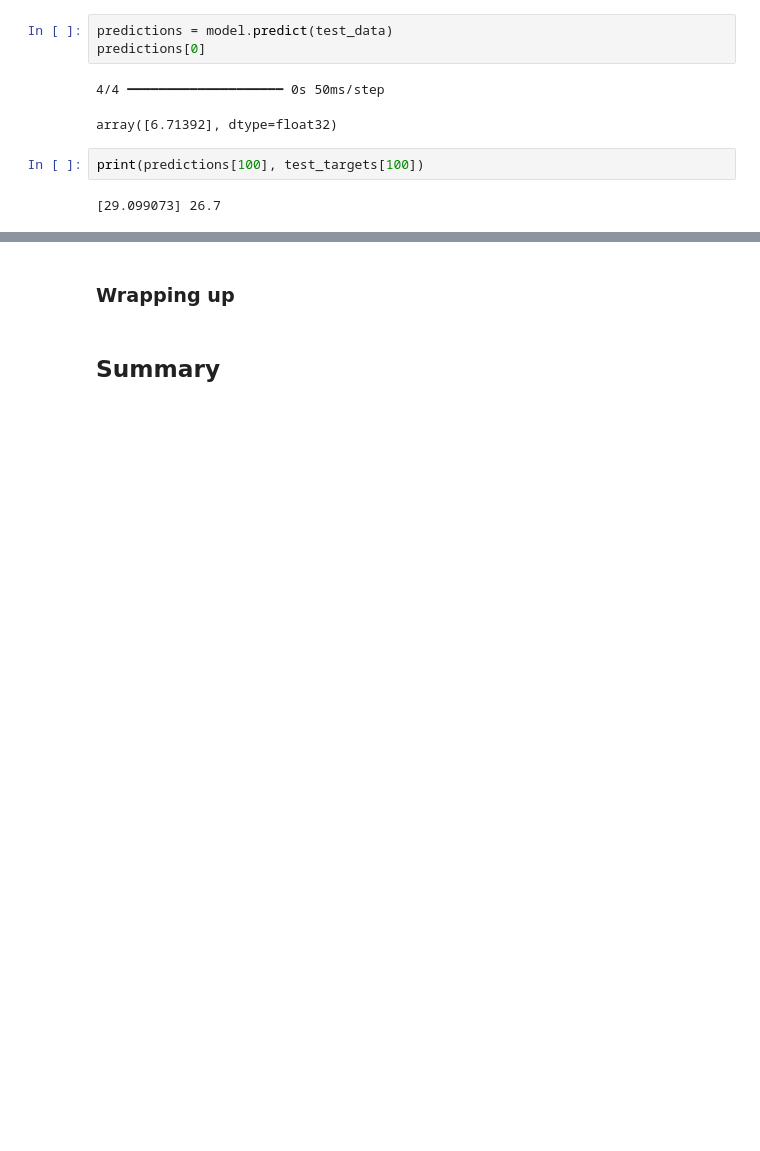
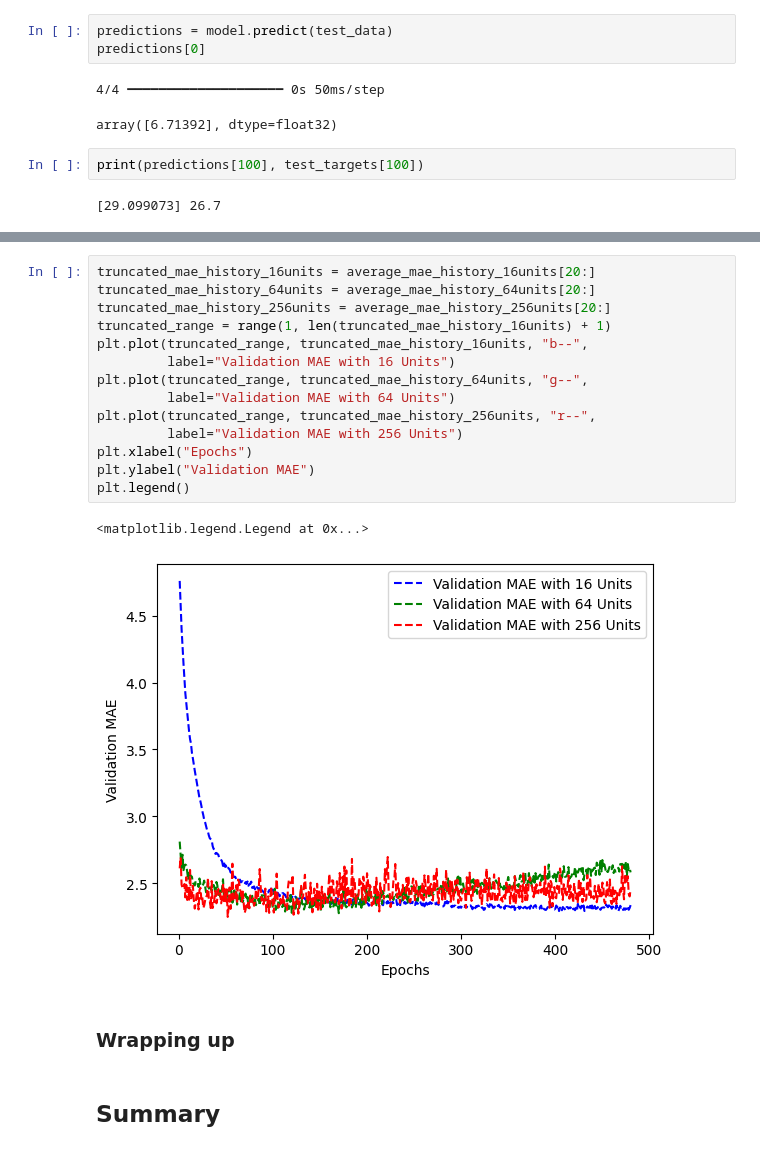
Before and after one commit to sangchun1/AI4DL, a Jupyter notebook: Week 5/chapter04_getting-started-with-neural-networks.ipynb, the cells around one changed output, grey strips where cells are left out. Saved outputs shown, nothing was run; the diff lists cells and outputs as text; blank space fills up the shorter version.

```diff
--- a/Week 5/chapter04_getting-started-with-neural-networks.ipynb
+++ b/Week 5/chapter04_getting-started-with-neural-networks.ipynb
@@ -259,3 +553,20 @@ print(predictions[100], test_targets[100])
+# %%
+truncated_mae_history_16units = average_mae_history_16units[20:]
+truncated_mae_history_64units = average_mae_history_64units[20:]
+truncated_mae_history_256units = average_mae_history_256units[20:]
+truncated_range = range(1, len(truncated_mae_history_16units) + 1)
+plt.plot(truncated_range, truncated_mae_history_16units, "b--",
+         label="Validation MAE with 16 Units")
+plt.plot(truncated_range, truncated_mae_history_64units, "g--",
+         label="Validation MAE with 64 Units")
+plt.plot(truncated_range, truncated_mae_history_256units, "r--",
+         label="Validation MAE with 256 Units")
+plt.xlabel("Epochs")
+plt.ylabel("Validation MAE")
+plt.legend()
+# %% [output]
+<matplotlib.legend.Legend at 0x...>
+[figure, added]
 # %% [markdown]
 ### Wrapping up
 # %% [markdown]
```
Also changed, not shown: parts of 21 cells of this notebook.
